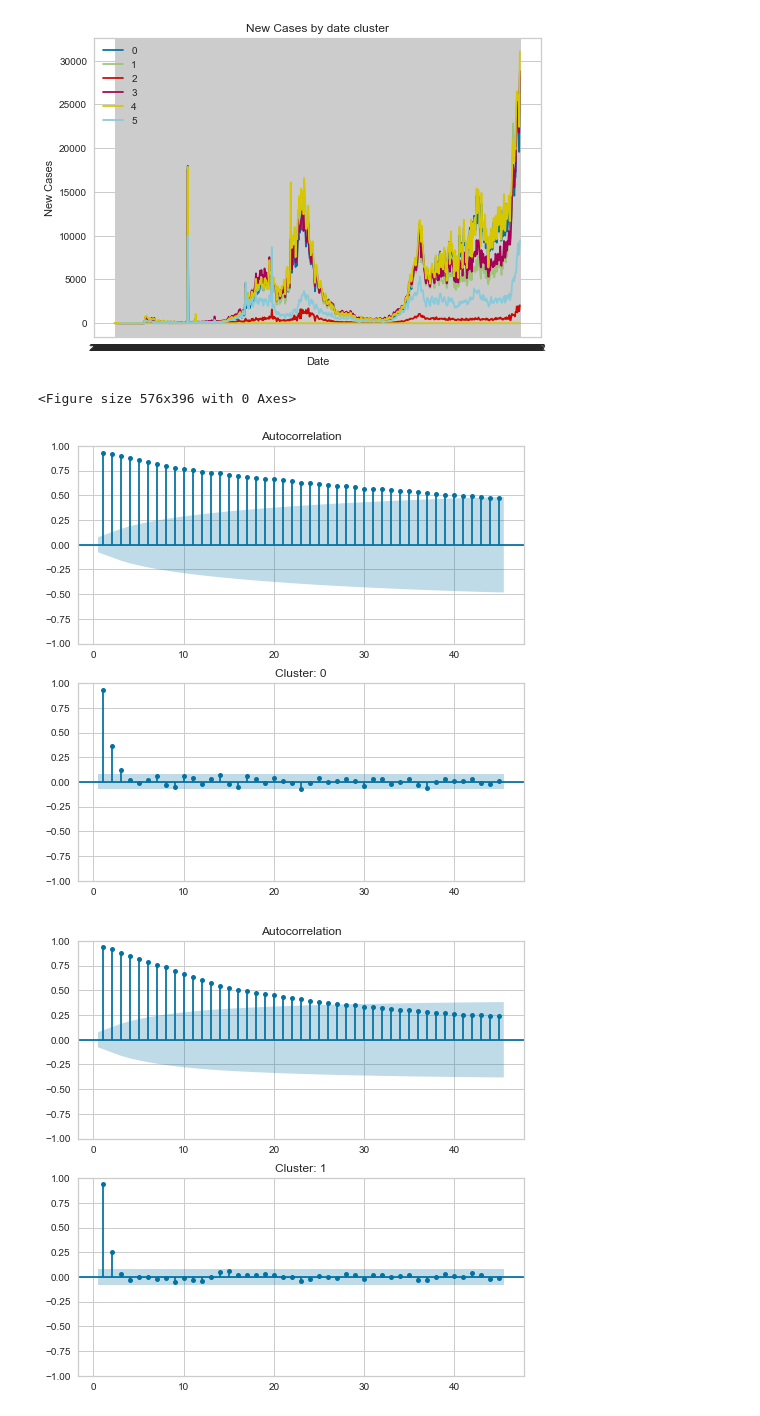
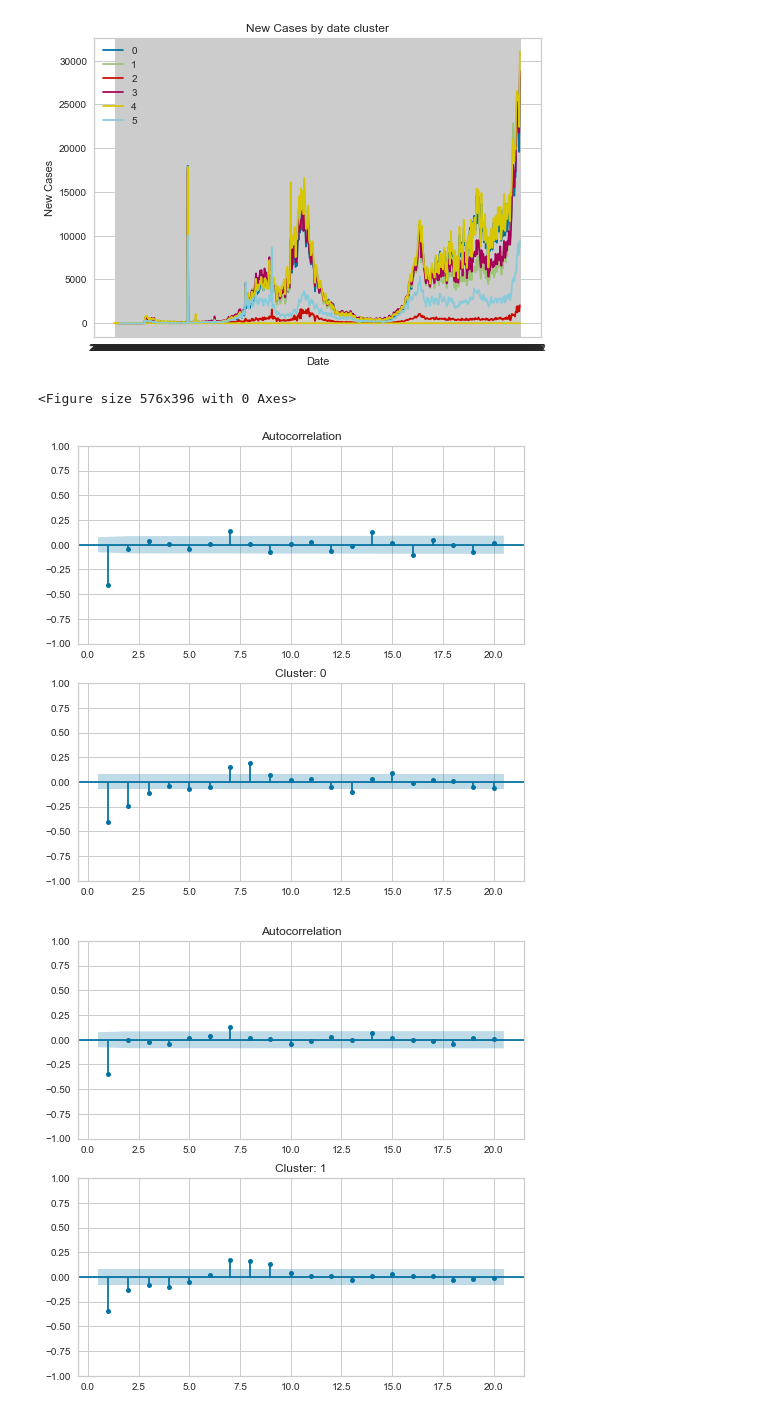
Before and after one commit to SL477/VA-Coursework, a Jupyter notebook: clustering.ipynb, the cells around one changed output. Drawn from its saved outputs; the diff is of its cells as text; code cells hidden in the pictures.

```diff
--- a/clustering.ipynb
+++ b/clustering.ipynb
@@ -339,14 +340,14 @@ cluster: 5 Statistic: 0.7202257324234088 p-value: 0.9902329849371048
 # %%
 def acfAndPacfApplier(cluster, df):
     """Apply the plot_acf and plot_pacf graphs"""
     # Using some code from datacamp
     fig, ax = plt.subplots(2, 1, figsize=(8,8))
-    plot_acf(df['newCasesByPublishDate'], lags=45, zero=False, ax=ax[0])
-    plot_pacf(df['newCasesByPublishDate'], lags=45, zero=False, ax=ax[1], method='ywm')
+    plot_acf(df['newCasesByPublishDate'].diff().dropna(), lags=20, zero=False, ax=ax[0])
+    plot_pacf(df['newCasesByPublishDate'].diff().dropna(), lags=20, zero=False, ax=ax[1], method='ywm')
     plt.title('Cluster: ' + str(cluster))
     plt.show()
 clusterLooper(acfAndPacfApplier)
 # %% [output]
 <Figure size 576x396 with 0 Axes>
-[figure, old version]
+[figure, new version]
-[figure, old version]
+[figure, new version]
```
Also changed, not shown: parts of 4 cells of this notebook, 4 other files.
